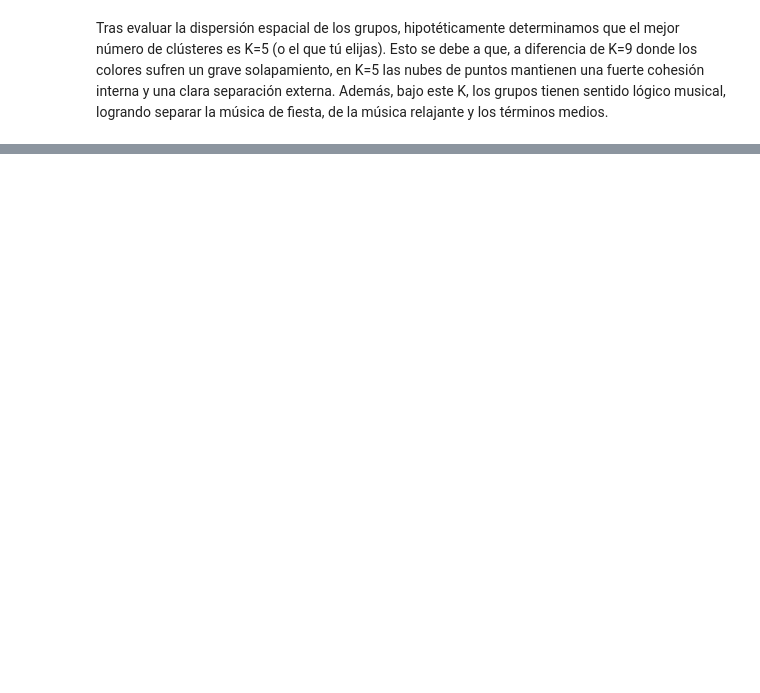
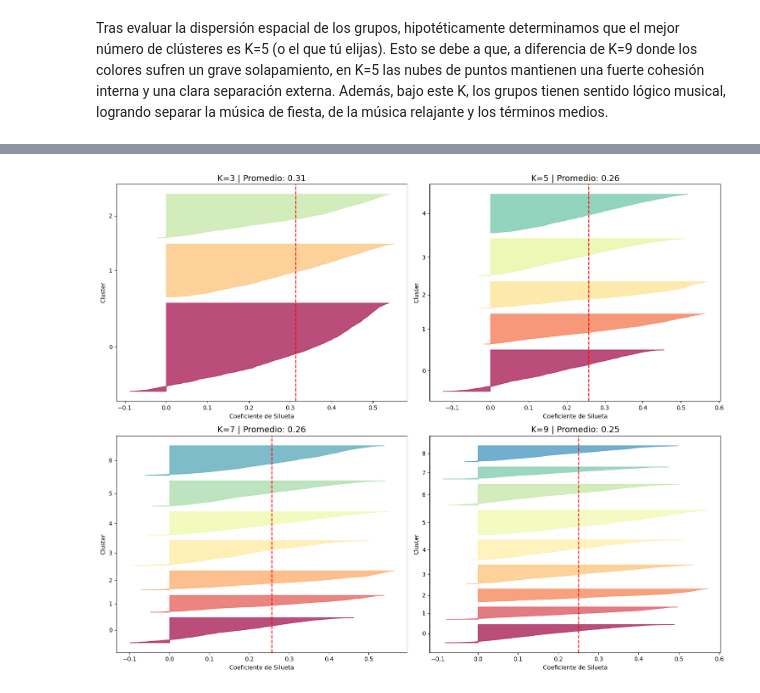
Before and after one commit to NelvaAdalit/-INTELIGENCIA-ARTIFICIAL-I-, a Jupyter notebook: KMEANSGROUPIA.ipynb, the cells around one changed output, grey strips where cells are left out. Saved outputs shown, nothing was run; the diff lists cells and outputs as text; code cells hidden in the pictures; blank space fills up the shorter version.

```diff
--- a/KMEANSGROUPIA.ipynb
+++ b/KMEANSGROUPIA.ipynb
@@ -196,0 +257,46 @@ plt.show()
+# %%
+from sklearn.metrics import silhouette_samples
+import matplotlib.ticker as ticker
+import matplotlib as mpl
+
+ks_evaluar = (3, 5, 7, 9)
+plt.figure(figsize=(15, 12))
+
+# Para agilizar el cálculo de las gráficas de cortes, usamos una sub-muestra de 5000
+X_cortes = X_3D[np.random.choice(X_3D.shape[0], 5000, replace=False)]
+
+for k in ks_evaluar:
+    index = ks_evaluar.index(k)
+    plt.subplot(2, 2, index + 1)
+
+    # Modelo para cada K específico
+    y_pred = MiniBatchKMeans(n_clusters=k, random_state=42, n_init='auto').fit_predict(X_cortes)
+    silhouette_coefficients = silhouette_samples(X_cortes, y_pred)
+    silhouette_avg = silhouette_score(X_cortes, y_pred)
+
+    padding = len(X_cortes) // 30
+    pos = padding
+    ticks = []
+
+    for i in range(k):
+        coeffs = silhouette_coefficients[y_pred == i]
+        coeffs.sort()
+
+        color = mpl.cm.Spectral(i / k)
+        plt.fill_betweenx(np.arange(pos, pos + len(coeffs)), 0, coeffs,
+                          facecolor=color, edgecolor=color, alpha=0.7)
+        ticks.append(pos + len(coeffs) // 2)
+        pos += len(coeffs) + padding
+
+    plt.gca().yaxis.set_major_locator(ticker.FixedLocator(ticks))
+    plt.gca().yaxis.set_major_formatter(ticker.FixedFormatter(range(k)))
+
+    plt.axvline(x=silhouette_avg, color="red", linestyle="--")
+    plt.title(f"K={k} | Promedio: {silhouette_avg:.2f}", fontsize=14)
+    plt.ylabel("Cluster")
+    plt.xlabel("Coeficiente de Silueta")
+
+plt.tight_layout()
+plt.show()
+# %% [output]
+[figure, added]
```
Also changed, not shown: parts of 15 cells of this notebook.
